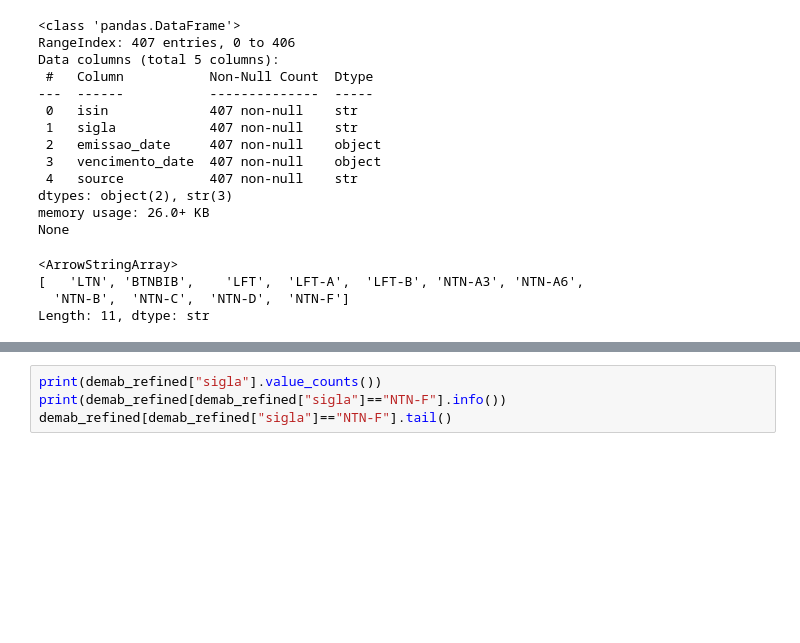
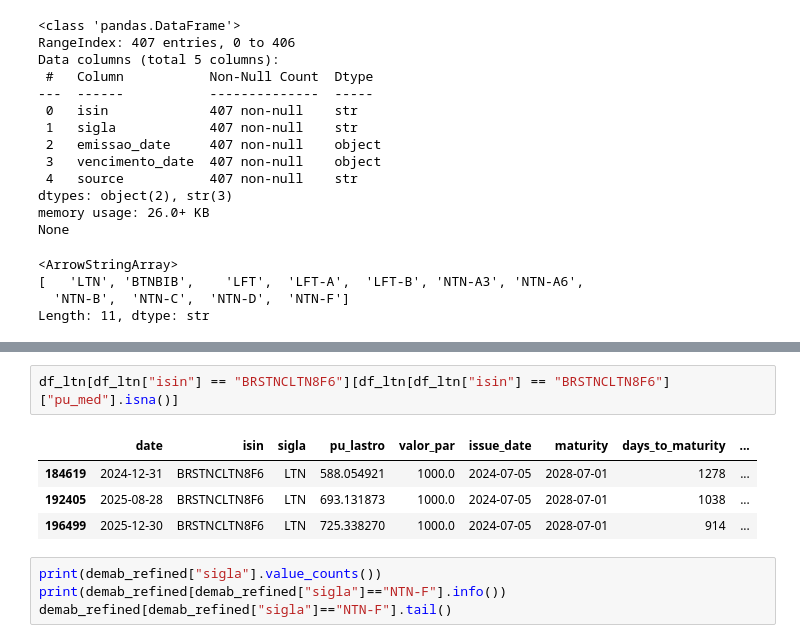
Before and after one commit to JuanRocha01/ML-ETTJ26, a Jupyter notebook: study/refined.ipynb, the cells around one changed output, grey strips where cells are left out. Cells and saved outputs as stored; diff of their text form; blank space fills up the shorter version.

```diff
--- a/study/refined.ipynb
+++ b/study/refined.ipynb
@@ -260,3 +289,10 @@ None
+# %%
+df_ltn[df_ltn["isin"] == "BRSTNCLTN8F6"][df_ltn[df_ltn["isin"] == "BRSTNCLTN8F6"]["pu_med"].isna()]
+# %% [output]
+|  | date | isin | sigla | pu_lastro | valor_par | issue_date | maturity | days_to_maturity | ... |
+| 184619 | 2024-12-31 | BRSTNCLTN8F6 | LTN | 588.054921 | 1000.0 | 2024-07-05 | 2028-07-01 | 1278 | ... |
+| 192405 | 2025-08-28 | BRSTNCLTN8F6 | LTN | 693.131873 | 1000.0 | 2024-07-05 | 2028-07-01 | 1038 | ... |
+| 196499 | 2025-12-30 | BRSTNCLTN8F6 | LTN | 725.338270 | 1000.0 | 2024-07-05 | 2028-07-01 | 914 | ... |
 # %%
 print(demab_refined["sigla"].value_counts())
 print(demab_refined[demab_refined["sigla"]=="NTN-F"].info())
```
Also changed, not shown: parts of 2 cells of this notebook, 12 other files.
